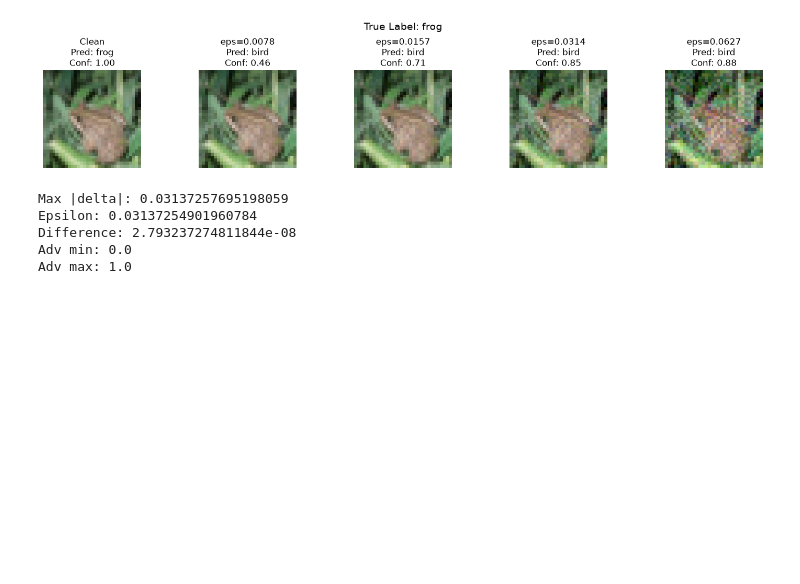
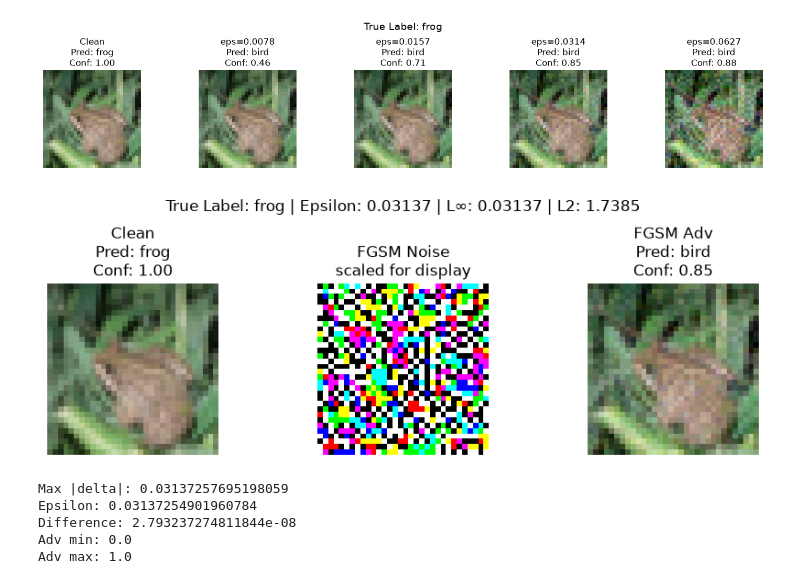
Before and after one commit to alifathi11/adversarial-attacks-and-defenses, a Jupyter notebook: notebooks/01-Adversarial_Attacks_and_Defenses.ipynb, the cells around one changed output. Saved outputs shown, nothing was run; the diff lists cells and outputs as text; code cells hidden in the pictures; blank space fills up the shorter version.

```diff
--- a/notebooks/01-Adversarial_Attacks_and_Defenses.ipynb
+++ b/notebooks/01-Adversarial_Attacks_and_Defenses.ipynb
@@ -514,6 +514,12 @@ else:
     print("Skipping training because saved model already exists.")
 # %% [output]
 Skipping training because saved model already exists.
+# %%
+if not saved_model_exists:
+    model.load_state_dict(torch.load(SAVE_PATH, map_location=device))
+    model = model.to(device)
+    model.eval()
+    print("Loaded best validation model.")
 # %%
 if not saved_model_exists:
     plt.figure(figsize=(7, 4))
@@ -773,3 +845,15 @@ show_fgsm_examples(
+# %%
+show_fgsm_example(
+    model,
+    test_loader,
+    epsilon=8 / 255,
+    criterion=criterion,
+    class_names=CIFAR10_CLASSES,
+    device=device,
+    idx=4
+)
+# %% [output]
+[figure, added]
 # %%
 PGD_EPSILON = 8 / 255
 PGD_ALPHA = 2 / 255
```
Also changed, not shown: parts of 13 cells of this notebook.
